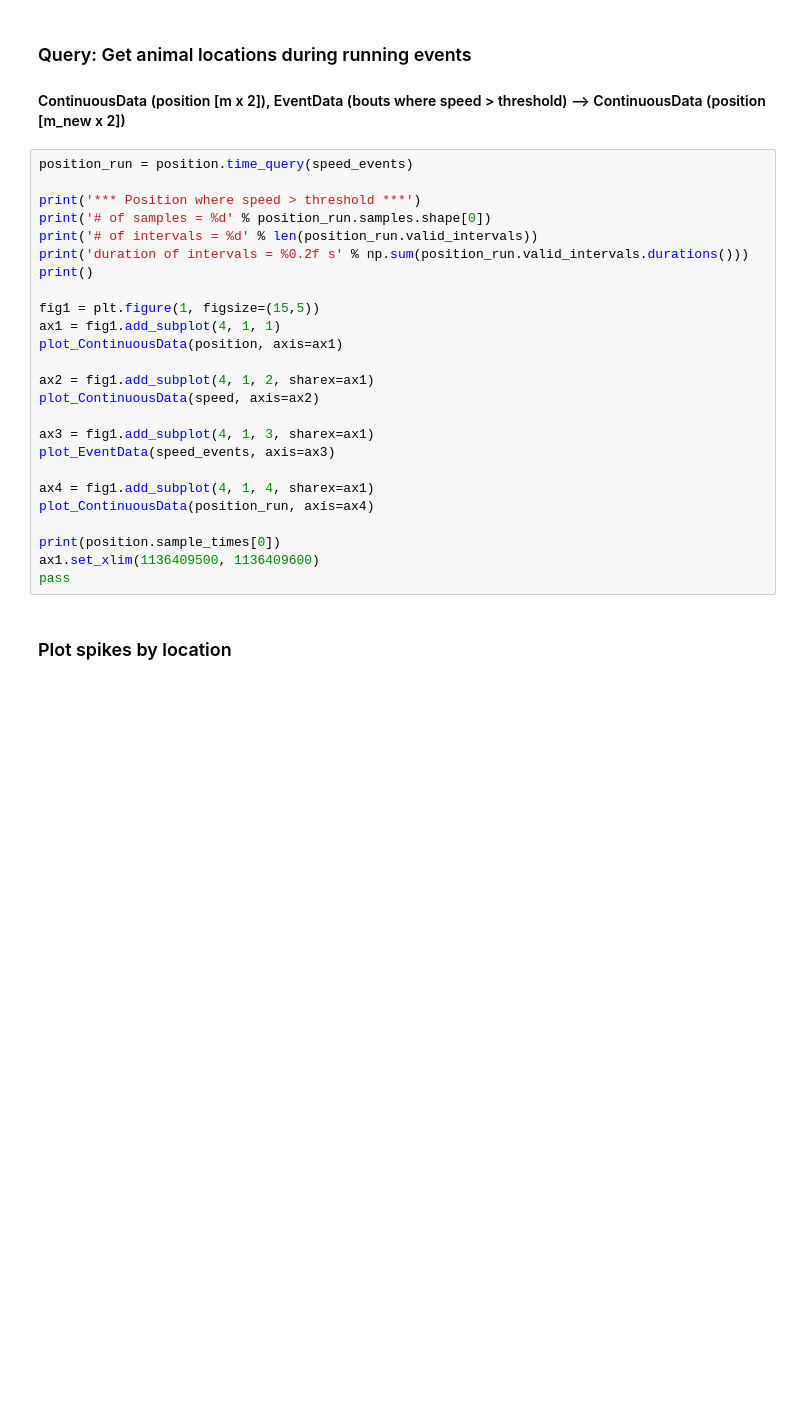
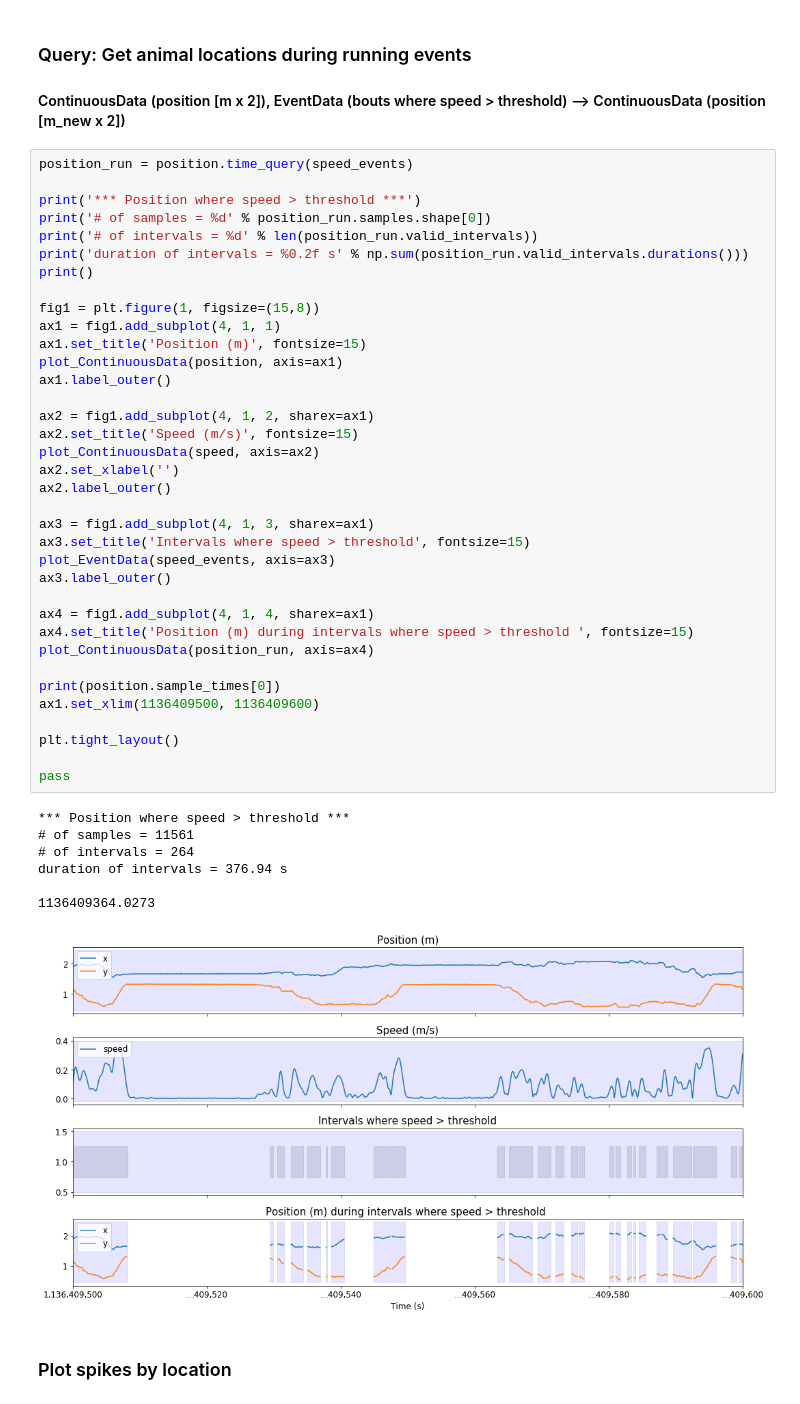
Before and after one commit to LorenFrankLab/franklab-nwb, a Jupyter notebook: place_field_with_queries.ipynb, the cells around one changed output. Drawn from its saved outputs; the diff is of its cells as text; blank space fills up the shorter version.

```diff
--- a/place_field_with_queries.ipynb
+++ b/place_field_with_queries.ipynb
@@ -236,28 +290,47 @@ print()
 # %%
 position_run = position.time_query(speed_events)
 
 print('*** Position where speed > threshold ***')
 print('# of samples = %d' % position_run.samples.shape[0])
 print('# of intervals = %d' % len(position_run.valid_intervals))
 print('duration of intervals = %0.2f s' % np.sum(position_run.valid_intervals.durations()))
 print()
 
-fig1 = plt.figure(1, figsize=(15,5))
+fig1 = plt.figure(1, figsize=(15,8))
 ax1 = fig1.add_subplot(4, 1, 1)
+ax1.set_title('Position (m)', fontsize=15)
 plot_ContinuousData(position, axis=ax1)
+ax1.label_outer()
 
 ax2 = fig1.add_subplot(4, 1, 2, sharex=ax1)
+ax2.set_title('Speed (m/s)', fontsize=15)
 plot_ContinuousData(speed, axis=ax2)
+ax2.set_xlabel('')
+ax2.label_outer()
 
 ax3 = fig1.add_subplot(4, 1, 3, sharex=ax1)
+ax3.set_title('Intervals where speed > threshold', fontsize=15)
 plot_EventData(speed_events, axis=ax3)
+ax3.label_outer()
 
 ax4 = fig1.add_subplot(4, 1, 4, sharex=ax1)
+ax4.set_title('Position (m) during intervals where speed > threshold ', fontsize=15)
 plot_ContinuousData(position_run, axis=ax4)
 
 print(position.sample_times[0])
 ax1.set_xlim(1136409500, 1136409600)
+
+plt.tight_layout()
+
 pass
+# %% [output]
+*** Position where speed > threshold ***
+# of samples = 11561
+# of intervals = 264
+duration of intervals = 376.94 s
+
+1136409364.0273
+[figure, added]
 # %% [markdown]
 ### Plot spikes by location
 # %%
```
Also changed, not shown: parts of 11 cells of this notebook, 1 other file.
